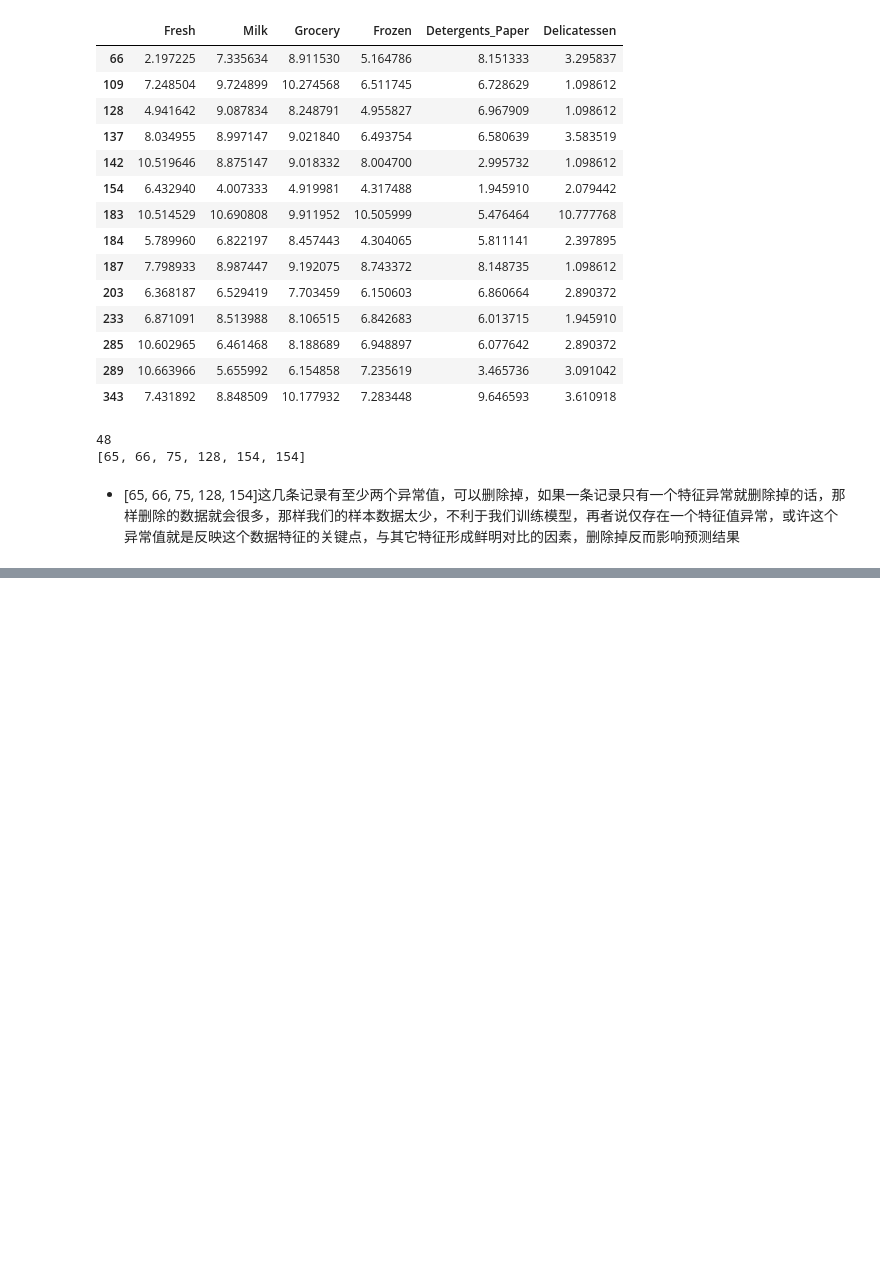
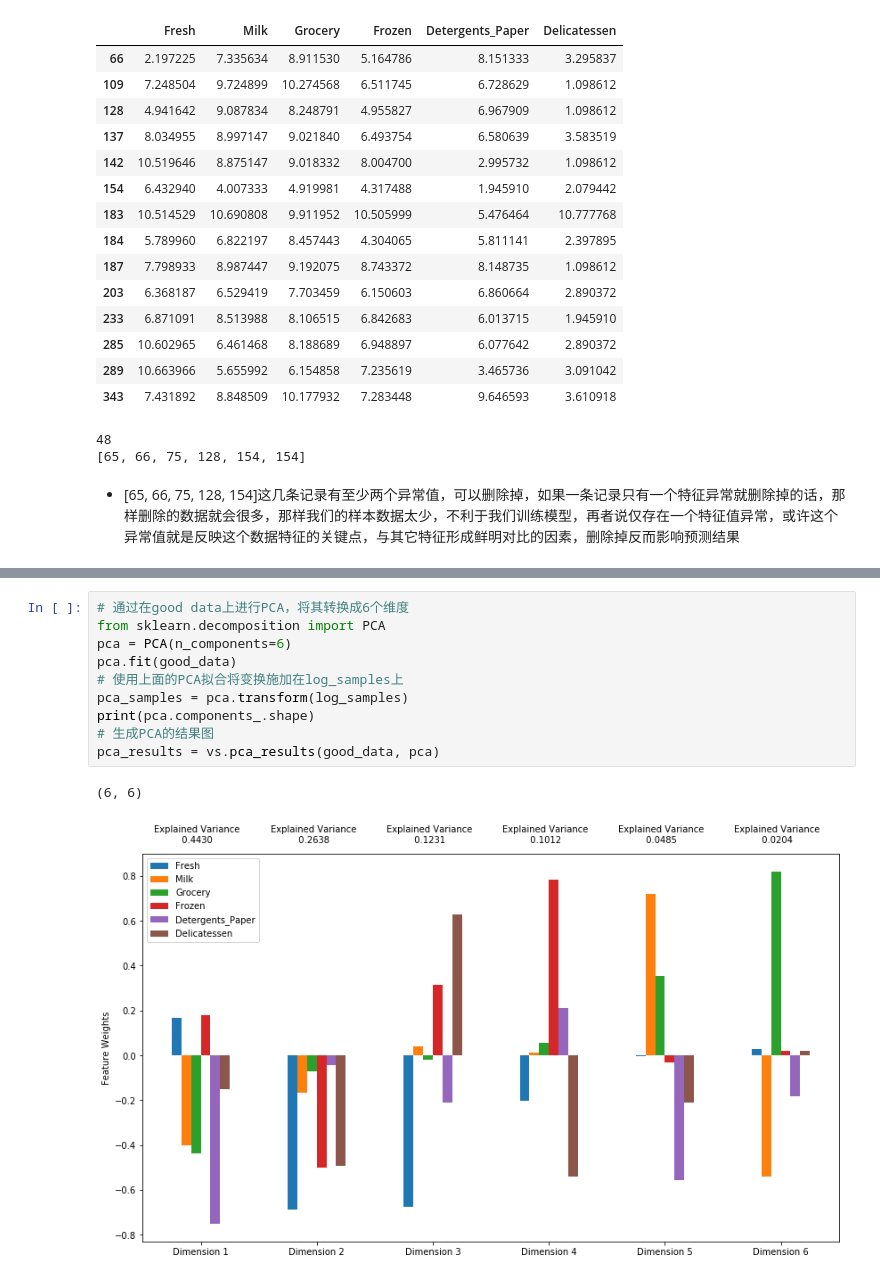
Before and after one commit to zhangjiqiang/AIProject, a Jupyter notebook: udacity_Customer_Segments-master/customers_segment.ipynb, the cells around one changed output, grey strips where cells are left out. Saved outputs shown, nothing was run; the diff lists cells and outputs as text; blank space fills up the shorter version.

```diff
--- a/udacity_Customer_Segments-master/customers_segment.ipynb
+++ b/udacity_Customer_Segments-master/customers_segment.ipynb
@@ -272,0 +284,13 @@ Data points considered outliers for the feature 'Delicatessen':
+# %%
+# 通过在good data上进行PCA，将其转换成6个维度
+from sklearn.decomposition import PCA
+pca = PCA(n_components=6)
+pca.fit(good_data)
+# 使用上面的PCA拟合将变换施加在log_samples上
+pca_samples = pca.transform(log_samples)
+print(pca.components_.shape)
+# 生成PCA的结果图
+pca_results = vs.pca_results(good_data, pca)
+# %% [output]
+(6, 6)
+[figure, added]
```
Also changed, not shown: parts of 3 cells of this notebook.
